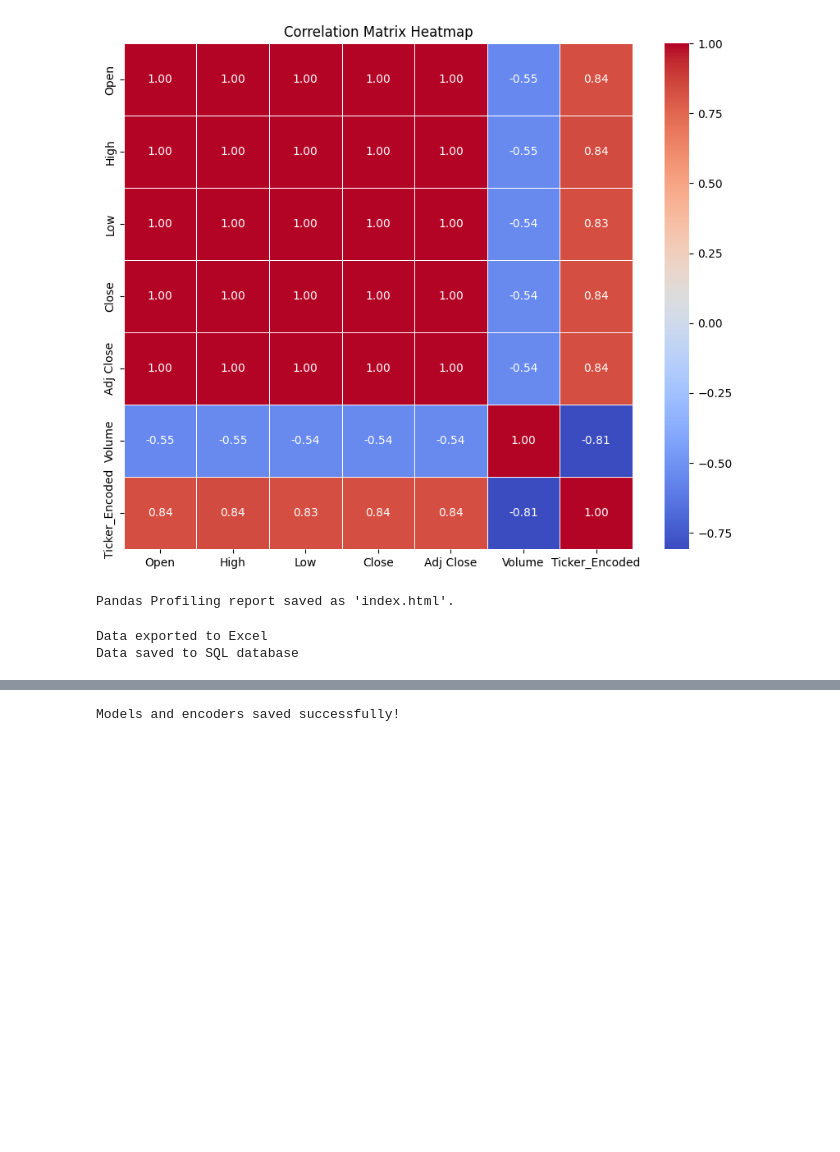
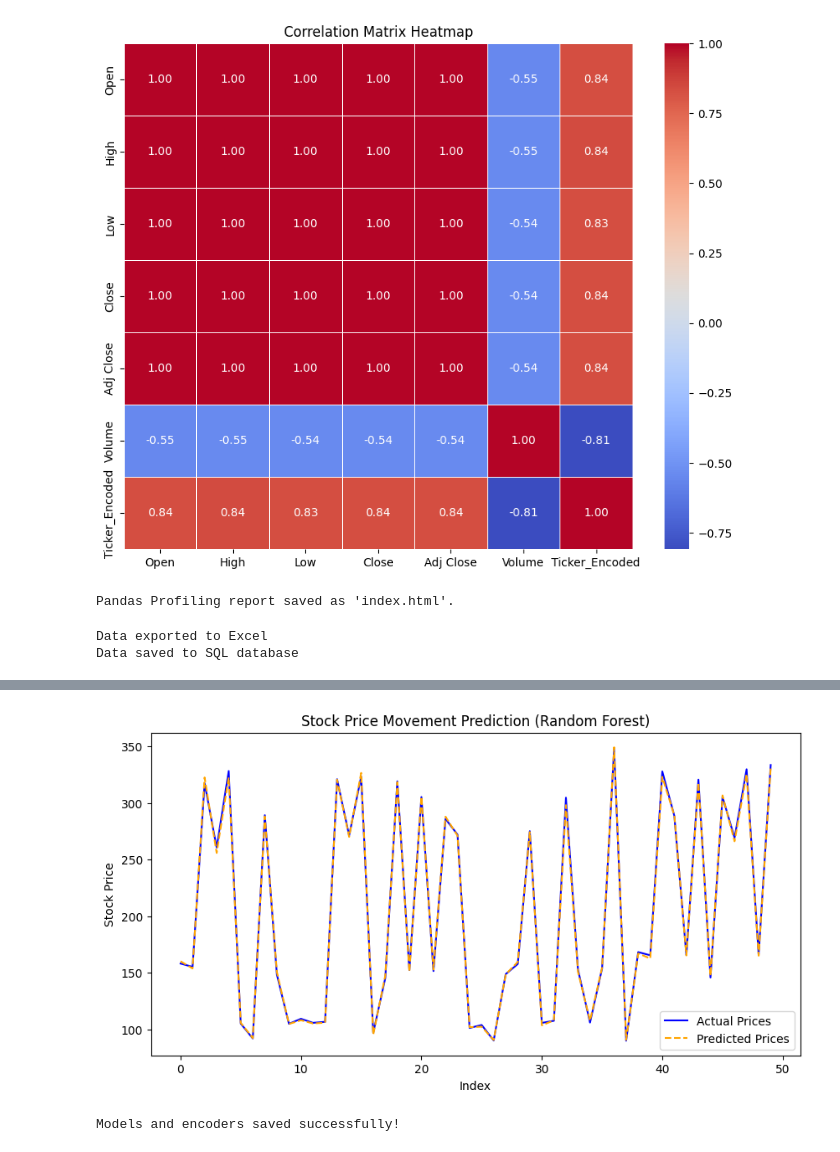
Before and after one commit to febisarju/TradeSmart, a Jupyter notebook: stock_analysis.ipynb, the cells around one changed output, grey strips where cells are left out. Saved outputs shown, nothing was run; the diff lists cells and outputs as text; code cells hidden in the pictures; blank space fills up the shorter version.

```diff
--- a/stock_analysis.ipynb
+++ b/stock_analysis.ipynb
@@ -237,3 +248,15 @@ R² Score: 0.99936308340041
+# %%
+# Line chart for forecasted stock movement
+plt.figure(figsize=(10, 5))
+plt.plot(range(len(y_test)), y_test.values, label="Actual Prices", color='blue')
+plt.plot(range(len(y_test)), predictions, label="Predicted Prices", color='orange', linestyle='dashed')
+plt.xlabel("Index")
+plt.ylabel("Stock Price")
+plt.title(f"Stock Price Movement Prediction ({name})")
+plt.legend()
+plt.show()
+# %% [output]
+[figure, added]
 # %%
 # Save model and preprocessing objects
 joblib.dump(rf_model, "random_forest_model.pkl")
```
Also changed, not shown: parts of 3 cells of this notebook.
